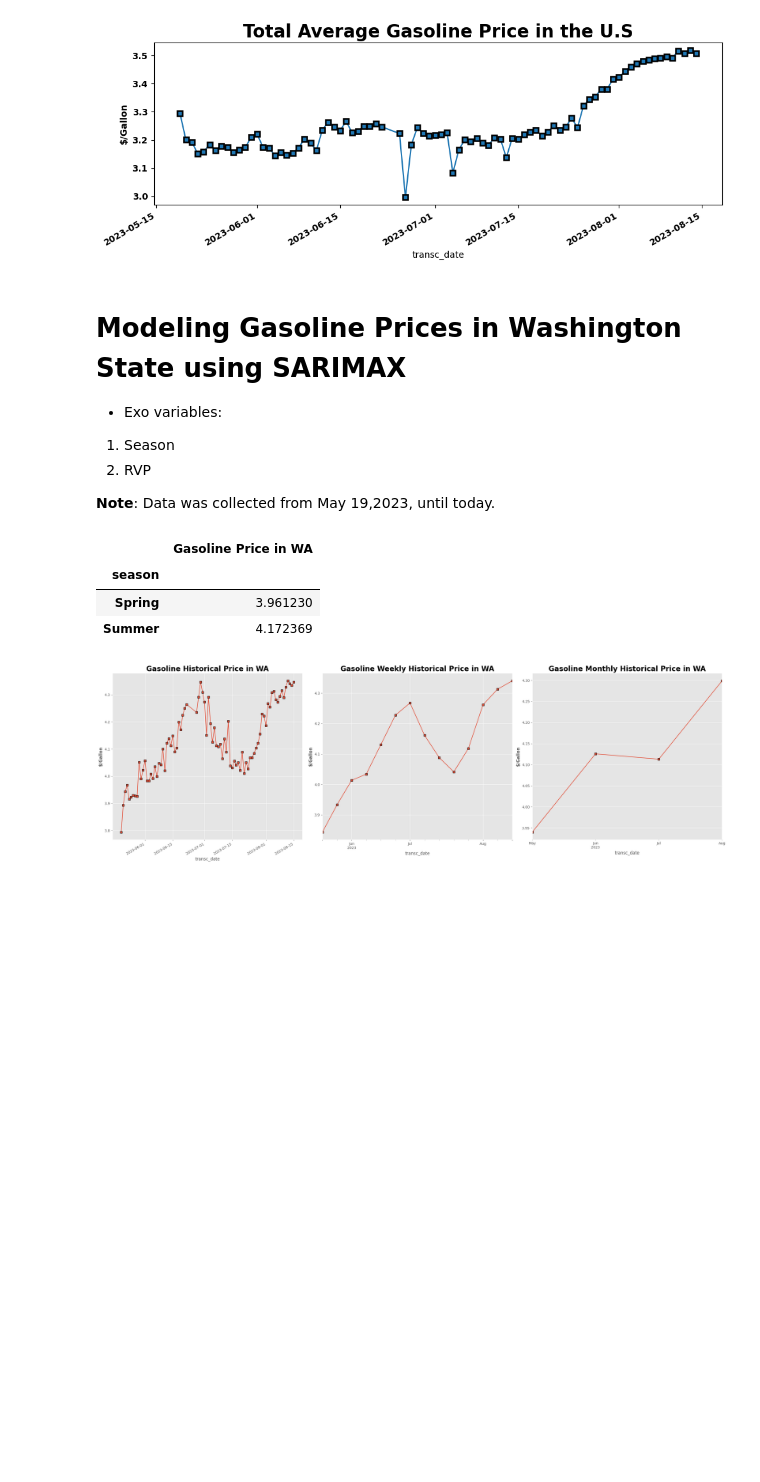
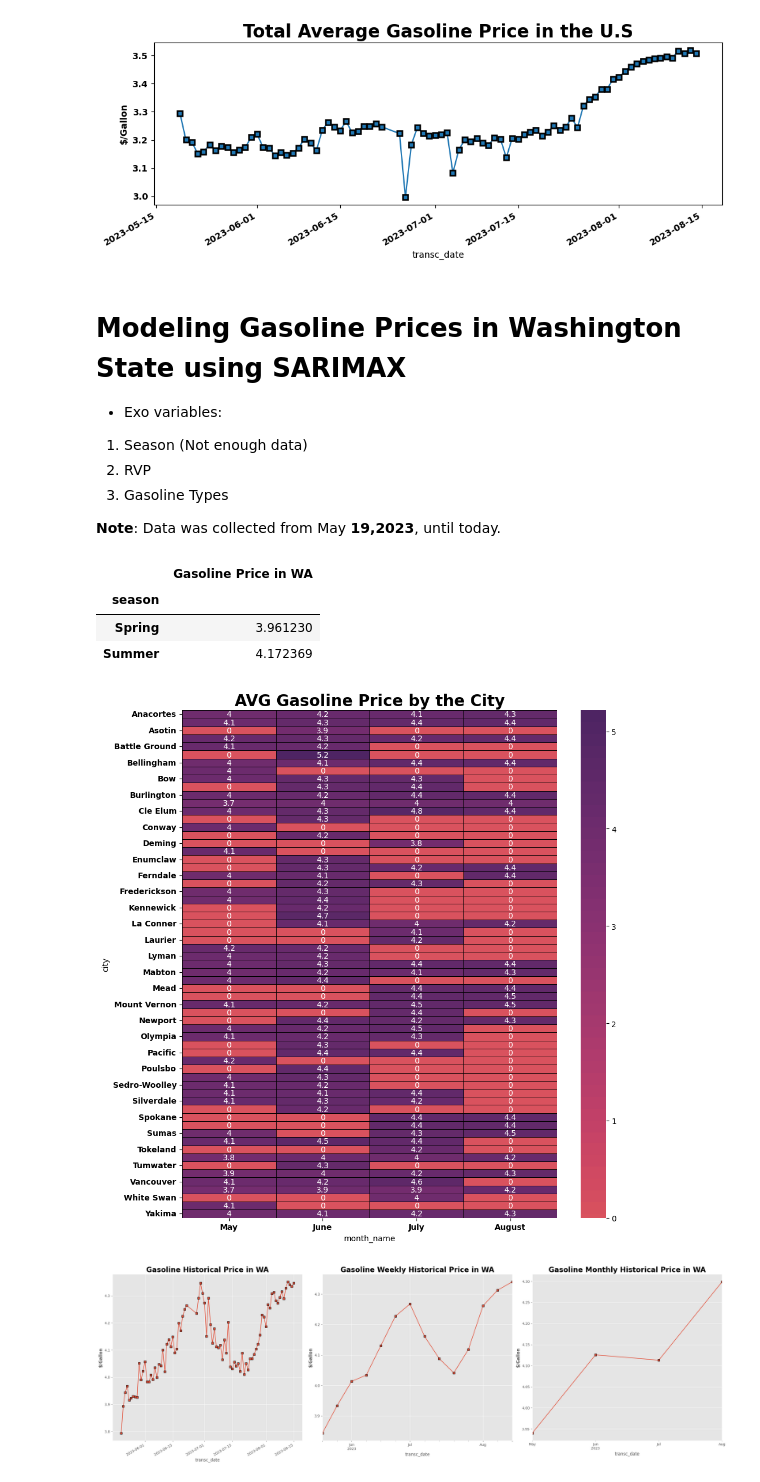
Before and after one commit to OdinProjectI/GasolinePricesAnalysis, a Jupyter notebook: ODINProjectGasolinePricesAnalysis.ipynb, the cells around one changed output. Cells and saved outputs as stored; diff of their text form; code cells hidden in the pictures; blank space fills up the shorter version.

```diff
--- a/ODINProjectGasolinePricesAnalysis.ipynb
+++ b/ODINProjectGasolinePricesAnalysis.ipynb
@@ -231,15 +252,21 @@ plt.tight_layout()
 # %% [markdown]
 # **Modeling Gasoline Prices in Washington State using SARIMAX**
 - Exo variables:
-1. Season
+1. Season (Not enough data)
 2. RVP
+3. Gasoline Types
 
-**Note**: Data was collected from May 19,2023, until today.
+**Note**: Data was collected from May **19,2023**, until today.
 # %%
 plt.style.use('ggplot')
 gasprices_df['transc_date'] = pd.to_datetime(gasprices_df['transc_date'])
 gasprices_df['rvp_yes'] = pd.get_dummies( gasprices_df['rvp'], prefix='rvp' ).replace({True: 1, False: 0})['rvp_yes']
 gasprices_df['timestamp'] = pd.to_datetime(gasprices_df['timestamp'])
+
+wa_prices_df: 'DataFrame' = gasprices_df.query("state == 'WA' ")
+wa_prices_df['month_name'] = pd.to_datetime(wa_prices_df['timestamp']).apply(lambda row: row.month_name())
+sort_months: List[str] = pd.Series(pd.date_range(start='05-01-2023' , end='09-01-2023', freq='M')).apply(lambda row: row.month_name()).tolist()
+gasprice_by_city: 'DataFrame' = pd.pivot_table(data=wa_prices_df, index=['month_name'], columns=['city'], aggfunc='mean', values='price').replace({np.nan: 0.0}).transpose()[sort_months]
 # %%
 pd.DataFrame( gasprices_df.query("state == 'WA' ").groupby('season')['price'].mean().replace({0.0: np.nan}).dropna()).rename({'price': 'Gasoline Price in WA'}, axis=1)
 # %% [output]
@@ -247,6 +274,18 @@ pd.DataFrame( gasprices_df.query("state == 'WA' ").groupby('season')['price'].me
 | season |  |
 | Spring | 3.961230 |
 | Summer | 4.172369 |
+# %%
+fig = plt.figure(figsize=(10,10))
+ax = fig.add_subplot()
+sns.heatmap(gasprice_by_city, annot=True, center=True ,ax=ax, cmap=ListedColormap(sns.color_palette(palette='flare', n_colors=70)), linewidths=0.7, linecolor='black')
+
+ax.set_title("AVG Gasoline Price by the City", fontweight='bold', fontsize=20)
+ax.set_xticklabels(ax.get_xticklabels(), fontweight='bold')
+ax.set_yticklabels(ax.get_yticklabels(), fontweight='bold')
+
+plt.tight_layout()
+# %% [output]
+[figure, added]
 # %%
 fig = plt.figure(figsize=(25,8))
 ax = fig.add_subplot(1,3,1)
```
Also changed, not shown: parts of 11 cells of this notebook.
